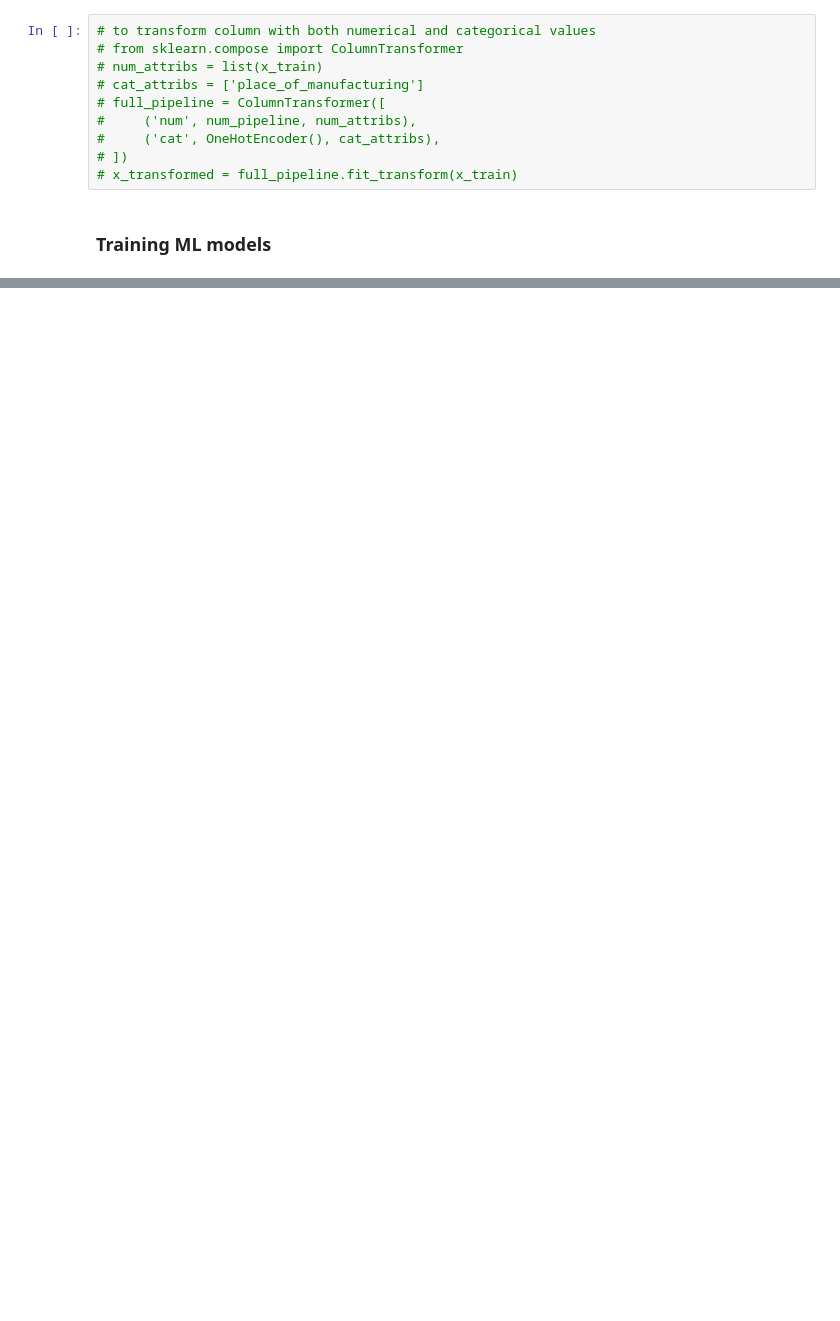
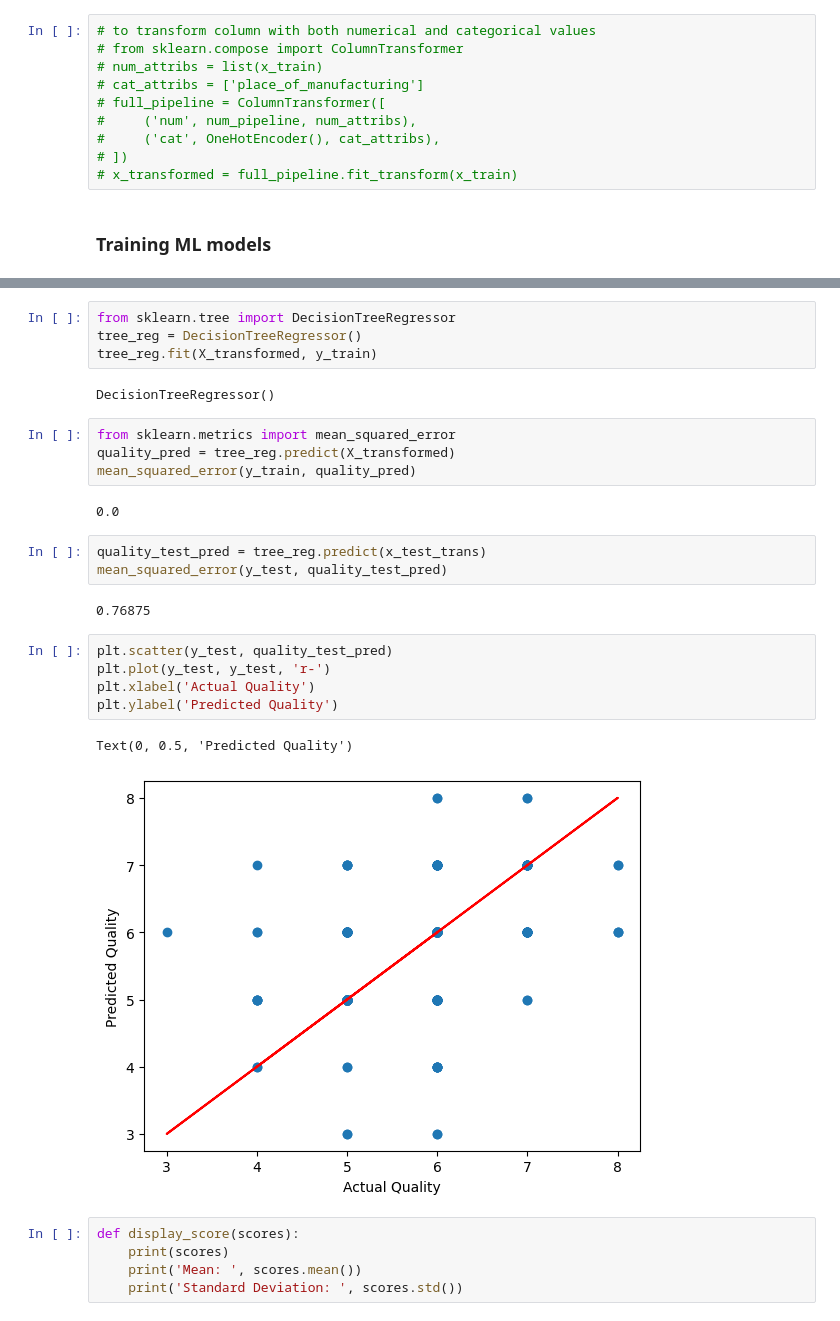
Before and after one commit to MrXisOnline/MLP, a Jupyter notebook: wine_quality_ml_models.ipynb, the cells around one changed output, grey strips where cells are left out. Cells and saved outputs as stored; diff of their text form; blank space fills up the shorter version.

```diff
--- a/wine_quality_ml_models.ipynb
+++ b/wine_quality_ml_models.ipynb
@@ -267,0 +300,30 @@ dtype: int64
+# %%
+from sklearn.tree import DecisionTreeRegressor
+tree_reg = DecisionTreeRegressor()
+tree_reg.fit(X_transformed, y_train)
+# %% [output]
+DecisionTreeRegressor()
+# %%
+from sklearn.metrics import mean_squared_error
+quality_pred = tree_reg.predict(X_transformed)
+mean_squared_error(y_train, quality_pred)
+# %% [output]
+0.0
+# %%
+quality_test_pred = tree_reg.predict(x_test_trans)
+mean_squared_error(y_test, quality_test_pred)
+# %% [output]
+0.76875
+# %%
+plt.scatter(y_test, quality_test_pred)
+plt.plot(y_test, y_test, 'r-')
+plt.xlabel('Actual Quality')
+plt.ylabel('Predicted Quality')
+# %% [output]
+Text(0, 0.5, 'Predicted Quality')
+[figure, added]
+# %%
+def display_score(scores):
+    print(scores)
+    print('Mean: ', scores.mean())
+    print('Standard Deviation: ', scores.std())
```
Also changed, not shown: parts of 21 cells of this notebook.
